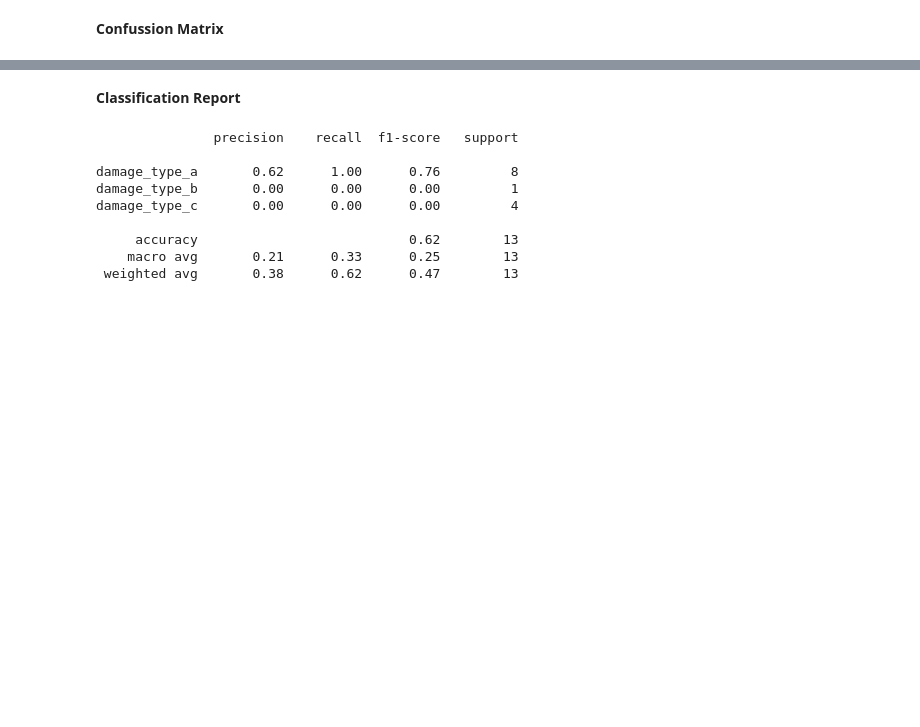
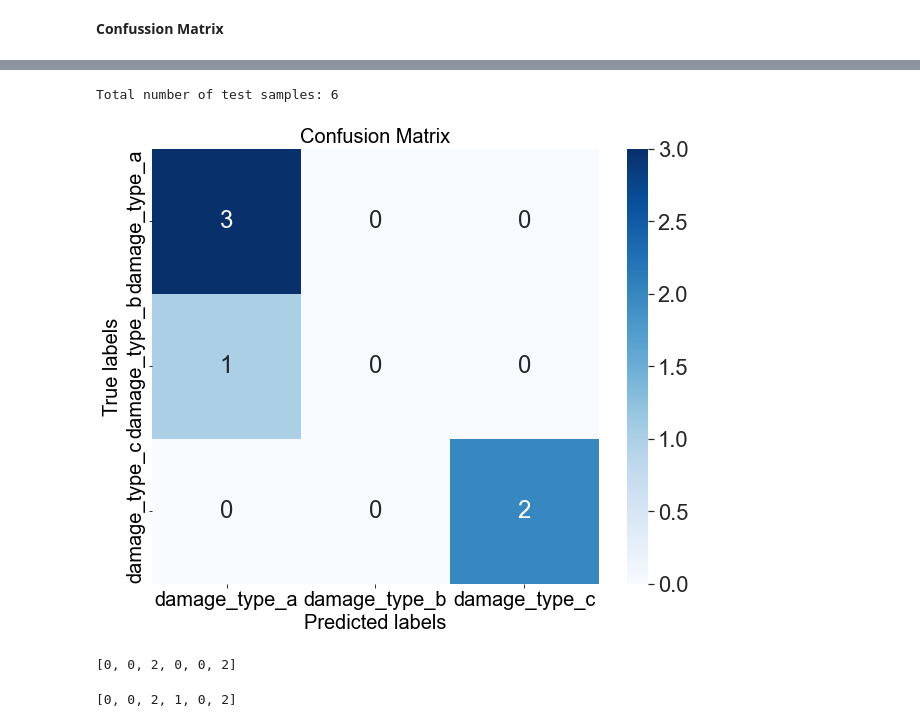
Before and after one commit to Furkan-21/Binamod, a Jupyter notebook: main_son.ipynb, the cells around one changed output, grey strips where cells are left out. Drawn from its saved outputs; the diff is of its cells as text; code cells hidden in the pictures; blank space fills up the shorter version.

```diff
--- a/main_son.ipynb
+++ b/main_son.ipynb
@@ -302,15 +253,49 @@ plt.show()
-# %% [markdown]
-**Classification Report**
-# %%
-# Print the classification report
-print(classification_report(y_test, y_pred, target_names=labels))
-# %% [output]
-               precision    recall  f1-score   support
-
-damage_type_a       0.62      1.00      0.76         8
-damage_type_b       0.00      0.00      0.00         1
-damage_type_c       0.00      0.00      0.00         4
-
-     accuracy                           0.62        13
-    macro avg       0.21      0.33      0.25        13
- weighted avg       0.38      0.62      0.47        13
+# %%
+import seaborn as sns
+
+# Collecting true labels and predictions
+model_ft.eval()
+y_test = []
+y_pred = []
+
+with torch.no_grad():
+    for inputs, labels in dataloaders['test']:
+        inputs = inputs.to(device)
+        labels = labels.to(device)
+
+        outputs = model_ft(inputs)
+        _, preds = torch.max(outputs, 1)
+
+        y_test.extend(labels.cpu().numpy())
+        y_pred.extend(preds.cpu().numpy())
+
+# Ensure all test samples are collected
+print(f'Total number of test samples: {len(y_test)}')
+
+# Calculate confusion matrix
+cm = confusion_matrix(y_test, y_pred)
+
+# Plot confusion matrix
+plt.figure(figsize=(10, 8))
+ax = plt.subplot()
+sns.set(font_scale=2.0)
+sns.heatmap(cm, annot=True, fmt='g', cmap="Blues", ax=ax)
+
+# Labels, title, and ticks
+ax.set_xlabel('Predicted labels', fontsize=20)
+ax.set_ylabel('True labels', fontsize=20)
+ax.set_title('Confusion Matrix', fontsize=20)
+ax.xaxis.set_ticklabels(class_names, fontsize=20)
+ax.yaxis.set_ticklabels(class_names, fontsize=20)
+plt.show()
+# %% [output]
+Total number of test samples: 6
+[figure, added]
+# %%
+y_pred
+# %% [output]
+[0, 0, 2, 0, 0, 2]
+# %%
+y_test
+# %% [output]
+[0, 0, 2, 1, 0, 2]
```
Also changed, not shown: parts of 5 cells of this notebook.
